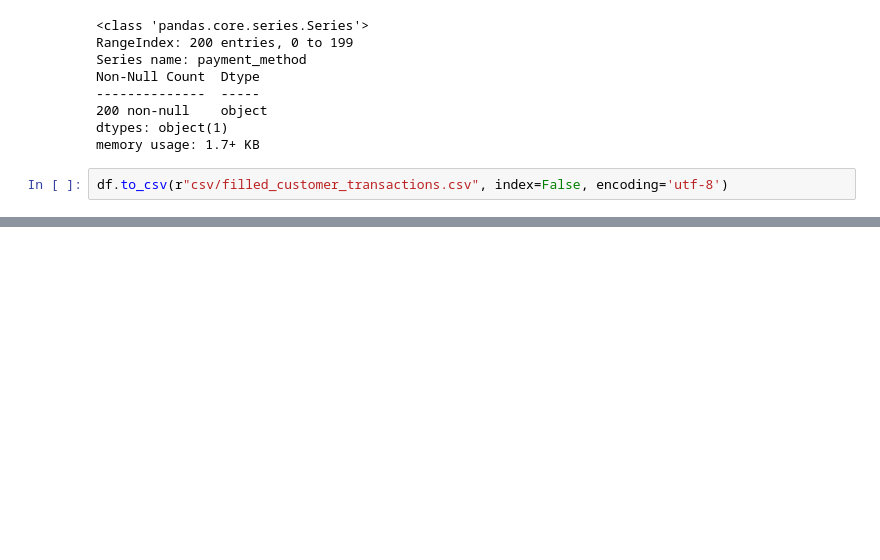
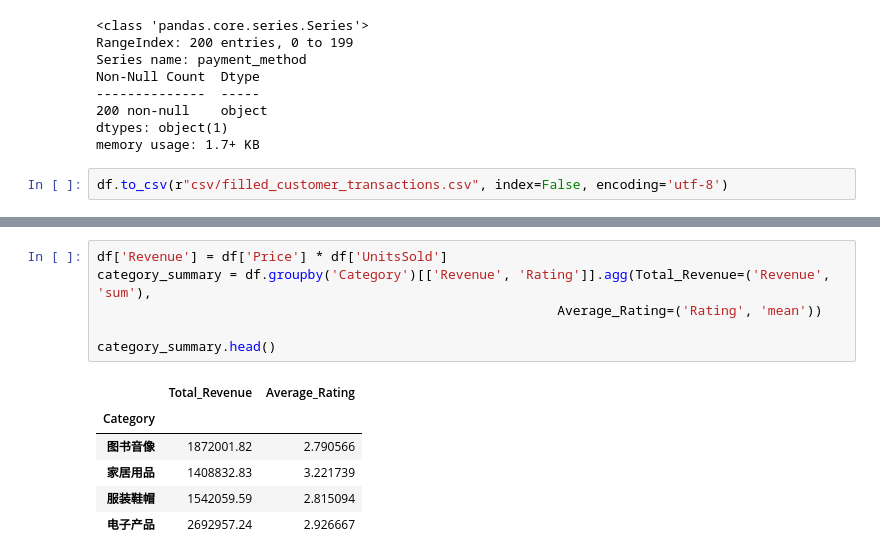
Before and after one commit to yt-x/ds_learn, a Jupyter notebook: practice/practice2.ipynb, the cells around one changed output, grey strips where cells are left out. Saved outputs shown, nothing was run; the diff lists cells and outputs as text; blank space fills up the shorter version.

```diff
--- a/practice/practice2.ipynb
+++ b/practice/practice2.ipynb
@@ -509,0 +624,13 @@ df.to_csv(r"csv/filled_customer_transactions.csv", index=False, encoding='utf-8'
+# %%
+df['Revenue'] = df['Price'] * df['UnitsSold']
+category_summary = df.groupby('Category')[['Revenue', 'Rating']].agg(Total_Revenue=('Revenue', 'sum'),
+                                                           Average_Rating=('Rating', 'mean'))
+
+category_summary.head()
+# %% [output]
+|  | Total_Revenue | Average_Rating |
+| Category |  |  |
+| 图书音像 | 1872001.82 | 2.790566 |
+| 家居用品 | 1408832.83 | 3.221739 |
+| 服装鞋帽 | 1542059.59 | 2.815094 |
+| 电子产品 | 2692957.24 | 2.926667 |
```
Also changed, not shown: parts of 11 cells of this notebook, 1 other file.
